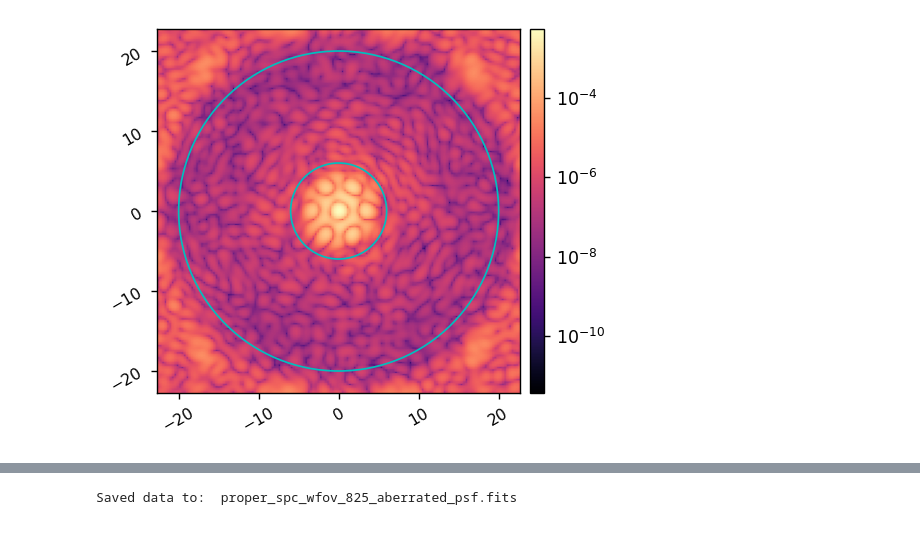
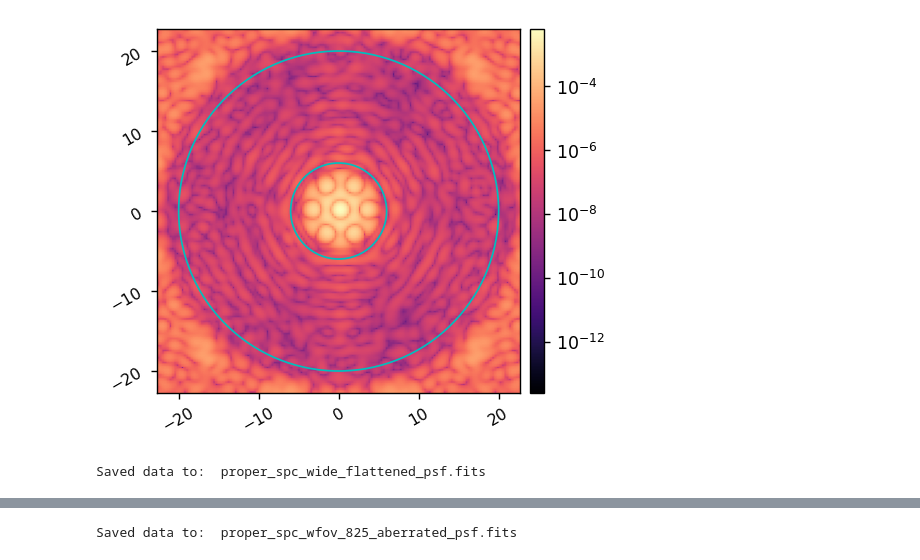
Before and after one commit to kian1377/cgi_phasec_poppy, a Jupyter notebook: example-notebooks/proper_spc_wide_825_tests.ipynb, the cells around one changed output, grey strips where cells are left out. Cells and saved outputs as stored; diff of their text form; code cells hidden in the pictures.

```diff
--- a/example-notebooks/proper_spc_wide_825_tests.ipynb
+++ b/example-notebooks/proper_spc_wide_825_tests.ipynb
@@ -36,14 +36,20 @@ dm2_flat = fits.getdata(cgi.data_dir/'dm-acts'/'flatmaps'/'spc_wide_band4_flatte
 # %%
 reload(cgi)
 reload(cgi.proper_cgi)
 mode = cgi.PROPERCGI(cgi_mode='spc-wide', npsf=150,
                      use_pupil_defocus=True,
                      use_opds=True,
+                     dm1_ref=2*dm1_flat,
                      polaxis=0)
 mode.use_fpm = False
-ref_unocc_im = mode.snap()
-
+psf = mode.snap()
+mode.Imax_ref = np.max(psf)
 patches = [Circle((0, 0), iwa, color='c', fill=False), Circle((0, 0), owa, color='c', fill=False)]
-misc.imshow1(ref_unocc_im, lognorm=True, pxscl=mode.psf_pixelscale_lamD, patches=patches)
+misc.imshow1(psf, lognorm=True, pxscl=mode.psf_pixelscale_lamD, patches=patches)
 # %% [output]
-[figure, old version]
+[figure, new version]
+# %%
+
+misc.save_fits('proper_spc_wide_flattened_psf.fits', ref_psf)
+# %% [output]
+Saved data to:  proper_spc_wide_flattened_psf.fits
```
Also changed, not shown: parts of 6 cells of this notebook, 9 other files.
